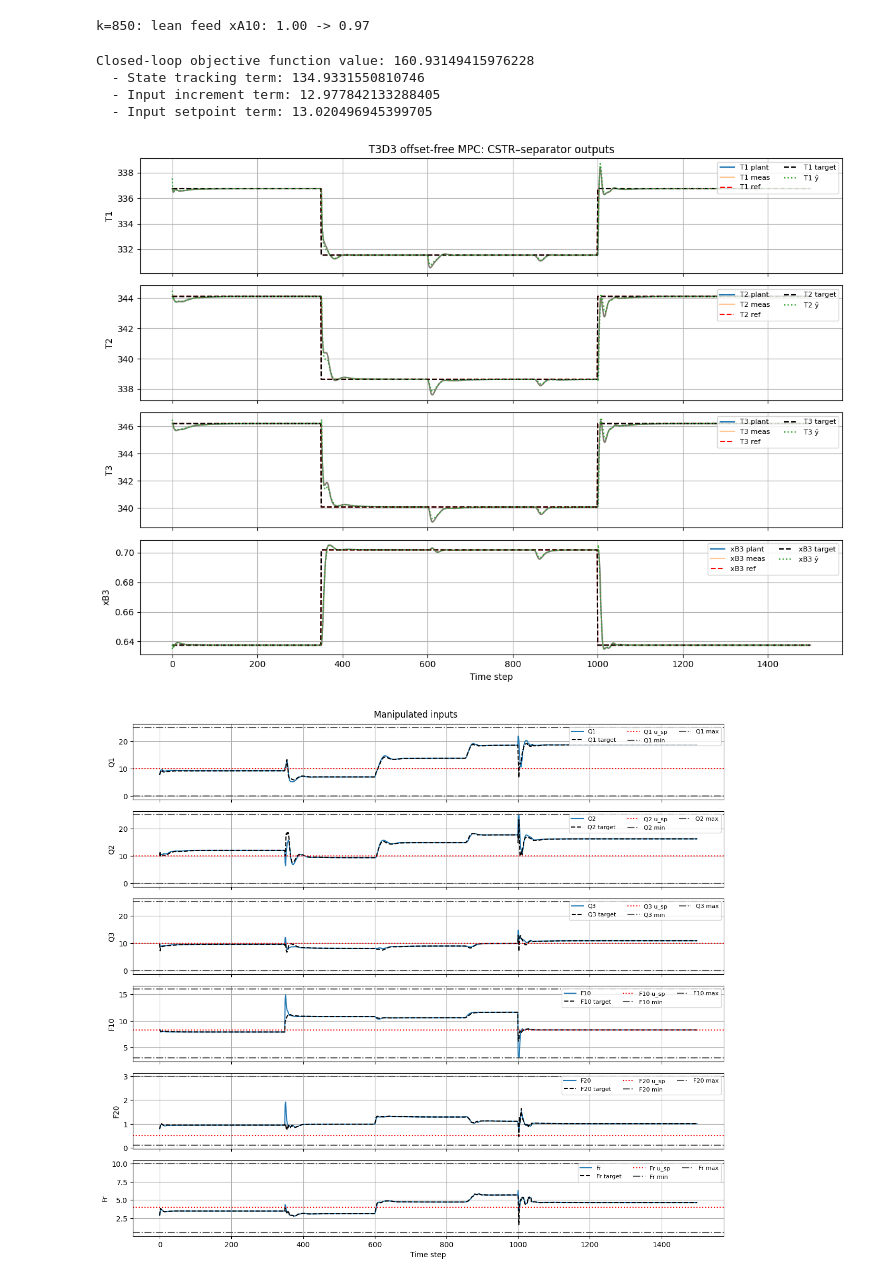
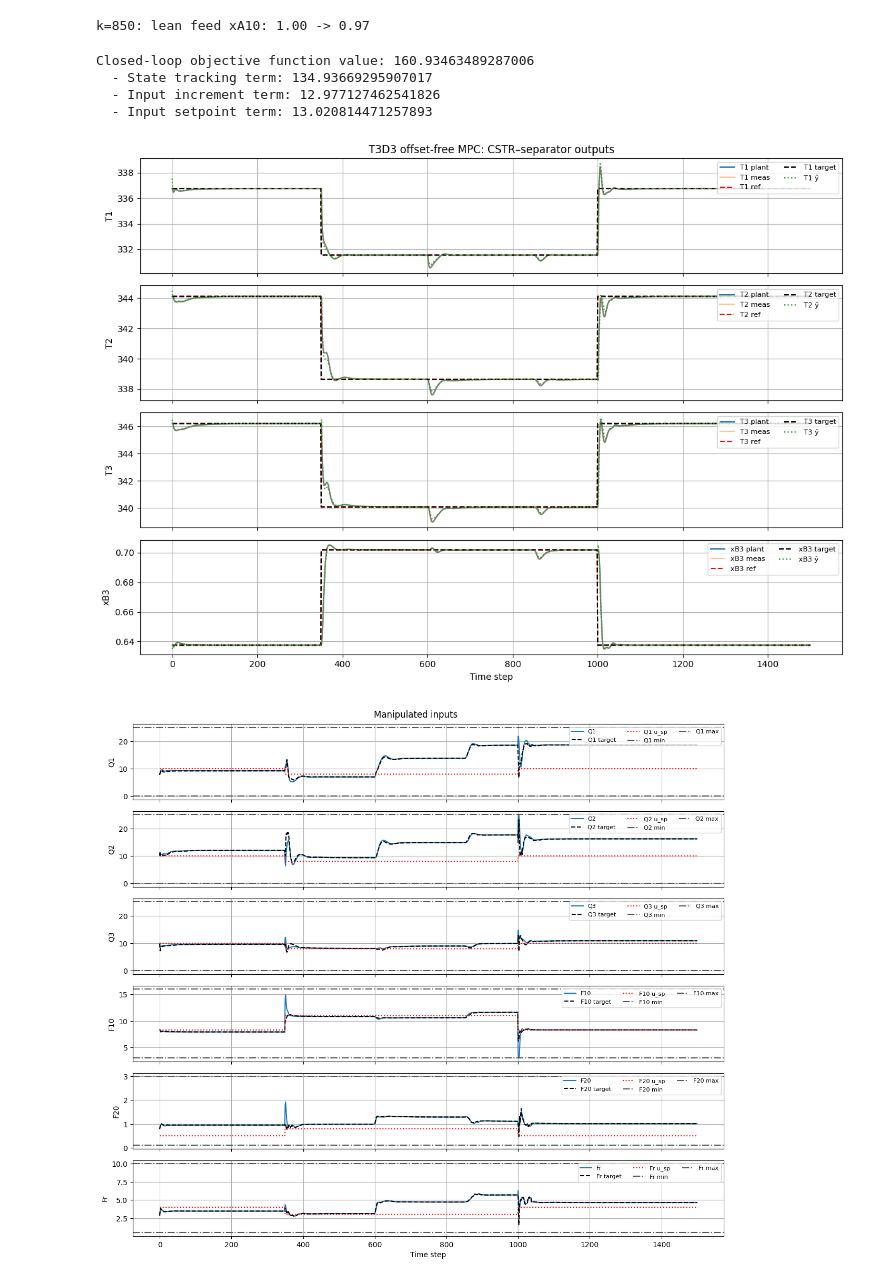
Before and after one commit to PatrikValabek/offset-free-koopman-mpc, a Jupyter notebook: CSTRSeparator/Control/T3D3.ipynb, the cells around one changed output. Saved outputs shown, nothing was run; the diff lists cells and outputs as text; code cells hidden in the pictures.

```diff
--- a/CSTRSeparator/Control/T3D3.ipynb
+++ b/CSTRSeparator/Control/T3D3.ipynb
@@ -127,7 +127,7 @@ reference = loaded_setup["reference"]
 reference_ns = loaded_setup["reference_ns"]
 y_setpoint = reference[:, 0]
 u_previous = loaded_setup["u_previous"]
-u_sp = loaded_setup["reference_u"]
+reference_u = np.asarray(loaded_setup["reference_u"], dtype=float)
 
 z_est_ = np.hstack(((inv(T_real) @ get_x(y_start)).T, np.zeros((1, nd))))
 P0 = np.eye(nz + nd) * loaded_setup["P0"]
@@ -152,7 +152,7 @@ target_estimation = helper.TaylorTargetEstimation(
     A, B, loaded_setup["Qy"], loaded_setup["Qu_te"], Bd, Cd
 )
 z_s, y_s, u_s = target_estimation.get_target(
-    z_est_[:, nz:], y_setpoint, u_sp, y_lp, z_est_[0, :nz], J
+    z_est_[:, nz:], y_setpoint, reference_u[:, 0], y_lp, z_est_[0, :nz], J
 )
 z_ref = z_s
 print("Initial target y error (scaled):", y_s - y_setpoint)
@@ -225,7 +225,7 @@ for k in tqdm(range(sim_time), desc="Closed-loop simulation", ncols=80):
     zs_sim[:, k], ys_sim[:, k], us_sim[:, k] = target_estimation.get_target(
         z_sim[nz:, k],
         reference[:, k],
-        u_sp,
+        reference_u[:, k],
         y_lp,
         z_sim[:nz, k],
         J,
@@ -309,38 +309,38 @@ for i, name in enumerate(y_names):
 axs[-1].set_xlabel("Time step")
 axs[0].set_title("T3D3 offset-free MPC: CSTR–separator outputs")
 fig.tight_layout()
 
 fig_u, axs_u = plt.subplots(nu, 1, figsize=(12, 1.8 * nu), sharex=True)
-u_sp_ns = scalerU.inverse_transform(u_sp.reshape(1, -1))[0]
+u_sp_ns = np.asarray(loaded_setup["reference_u_ns"], dtype=float)
 u_min_ns = np.asarray(loaded_setup["u_min_ns"], dtype=float).reshape(-1)
 u_max_ns = np.asarray(loaded_setup["u_max_ns"], dtype=float).reshape(-1)
 for i, name in enumerate(u_names):
     axs_u[i].plot(u_sim_ns[i, :], label=name)
     axs_u[i].plot(us_sim_ns[i, :], "k--", label=f"{name} target")
-    axs_u[i].axhline(u_sp_ns[i], color="r", linestyle=":", label=f"{name} u_sp")
+    axs_u[i].plot(u_sp_ns[i, :], color="r", linestyle=":", label=f"{name} u_sp")
     axs_u[i].axhline(u_min_ns[i], color="0.35", linestyle="-.", label=f"{name} min")
     axs_u[i].axhline(u_max_ns[i], color="0.35", linestyle="-.", label=f"{name} max")
     axs_u[i].set_ylabel(name)
     axs_u[i].grid(True)
     axs_u[i].legend(loc="upper right", ncol=3, fontsize=8)
 axs_u[-1].set_xlabel("Time step")
 fig_u.suptitle("Manipulated inputs")
 fig_u.tight_layout()
 
 fig_d, axs_d = plt.subplots(nd, 1, figsize=(12, 1.6 * nd), sharex=True)
 for i in range(nd):
     axs_d[i].plot(z_sim[nz + i, :], label=f"d[{y_names[i]}]")
     axs_d[i].set_ylabel(f"d {y_names[i]}")
     axs_d[i].grid(True)
     axs_d[i].legend()
 axs_d[-1].set_xlabel("Time step")
 fig_d.suptitle("Output-disturbance estimates")
 fig_d.tight_layout()
 # %% [output]
-Closed-loop objective function value: 160.93149415976228
-  - State tracking term: 134.9331550810746
-  - Input increment term: 12.977842133288405
-  - Input setpoint term: 13.020496945399705
+Closed-loop objective function value: 160.93463489287006
+  - State tracking term: 134.93669295907017
+  - Input increment term: 12.977127462541826
+  - Input setpoint term: 13.020814471257893
 [figure]
-[figure, old version]
+[figure, new version]
 [figure]
```
Also changed, not shown: parts of 1 cell of this notebook, 13 other files.
